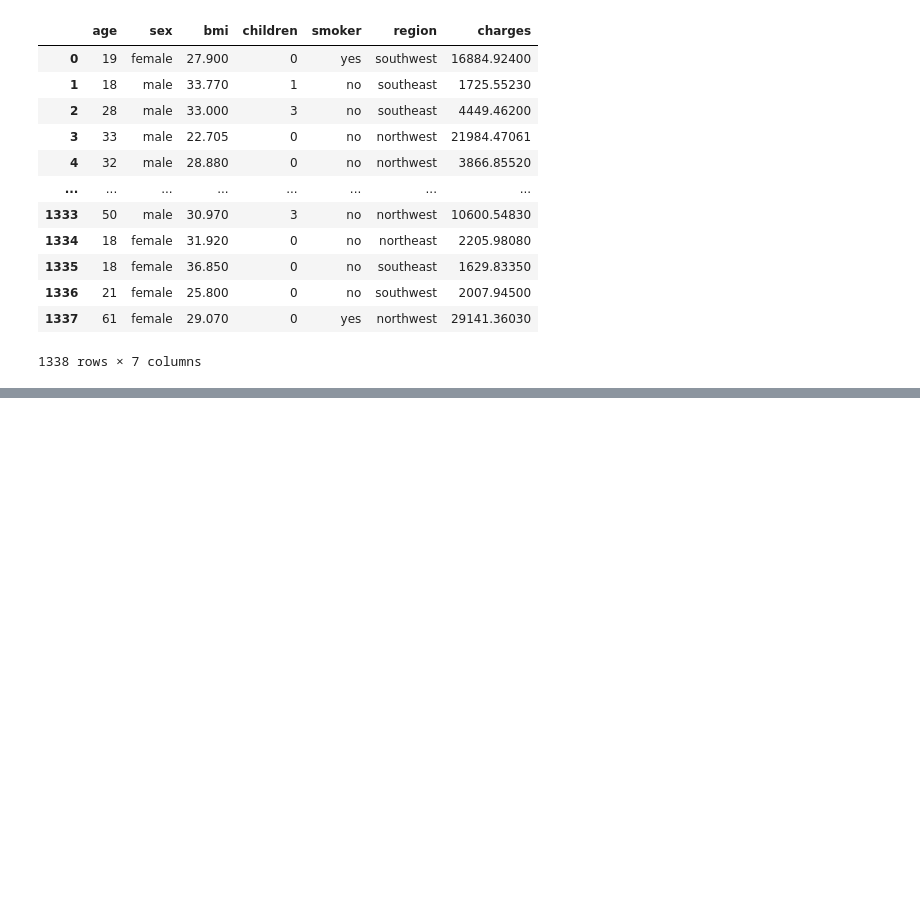
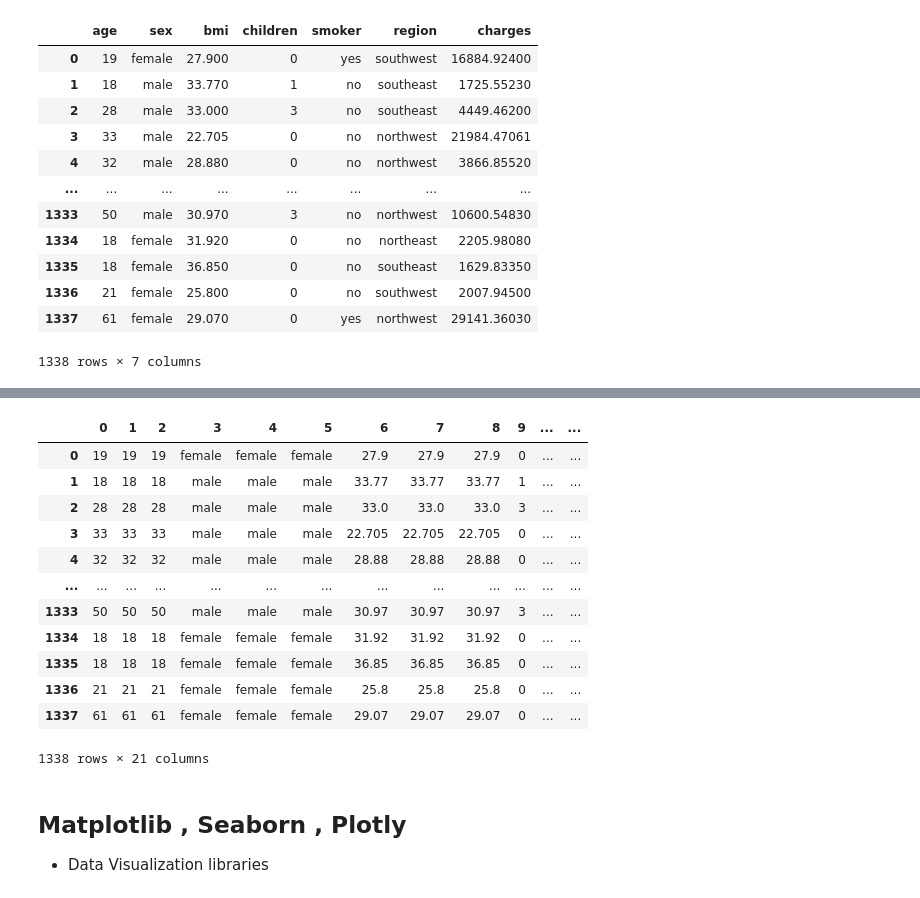
Before and after one commit to RangeshPandianPT/Data-Science_with-ML, a Jupyter notebook: Python_Libraries/Python_Libraries.ipynb, the cells around one changed output, grey strips where cells are left out. Cells and saved outputs as stored; diff of their text form; code cells hidden in the pictures; blank space fills up the shorter version.

```diff
--- a/Python_Libraries/Python_Libraries.ipynb
+++ b/Python_Libraries/Python_Libraries.ipynb
@@ -40,0 +56,22 @@ insurance_charges
+# %%
+insurance_data_updated = pd.DataFrame( data=np.repeat(a = insurance_charges, repeats = 3, axis = 1))
+# %%
+insurance_data_updated
+# %% [output]
+|  | 0 | 1 | 2 | 3 | 4 | 5 | 6 | 7 | 8 | 9 | ... | ... |
+| 0 | 19 | 19 | 19 | female | female | female | 27.9 | 27.9 | 27.9 | 0 | ... | ... |
+| 1 | 18 | 18 | 18 | male | male | male | 33.77 | 33.77 | 33.77 | 1 | ... | ... |
+| 2 | 28 | 28 | 28 | male | male | male | 33.0 | 33.0 | 33.0 | 3 | ... | ... |
+| 3 | 33 | 33 | 33 | male | male | male | 22.705 | 22.705 | 22.705 | 0 | ... | ... |
+| 4 | 32 | 32 | 32 | male | male | male | 28.88 | 28.88 | 28.88 | 0 | ... | ... |
+| ... | ... | ... | ... | ... | ... | ... | ... | ... | ... | ... | ... | ... |
+| 1333 | 50 | 50 | 50 | male | male | male | 30.97 | 30.97 | 30.97 | 3 | ... | ... |
+| 1334 | 18 | 18 | 18 | female | female | female | 31.92 | 31.92 | 31.92 | 0 | ... | ... |
+| 1335 | 18 | 18 | 18 | female | female | female | 36.85 | 36.85 | 36.85 | 0 | ... | ... |
+| 1336 | 21 | 21 | 21 | female | female | female | 25.8 | 25.8 | 25.8 | 0 | ... | ... |
+| 1337 | 61 | 61 | 61 | female | female | female | 29.07 | 29.07 | 29.07 | 0 | ... | ... |
+1338 rows × 21 columns
+# %% [markdown]
+## Matplotlib , Seaborn , Plotly
+
+- Data Visualization libraries
```
Also changed, not shown: parts of 7 cells of this notebook.
